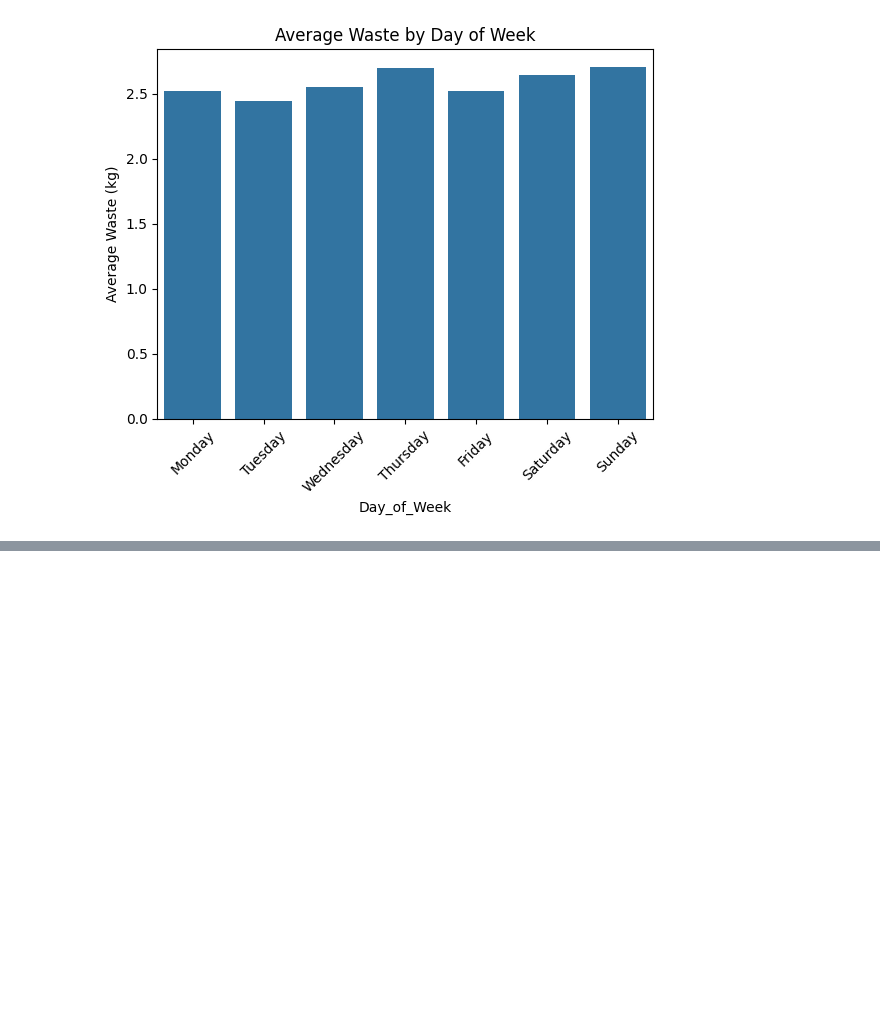
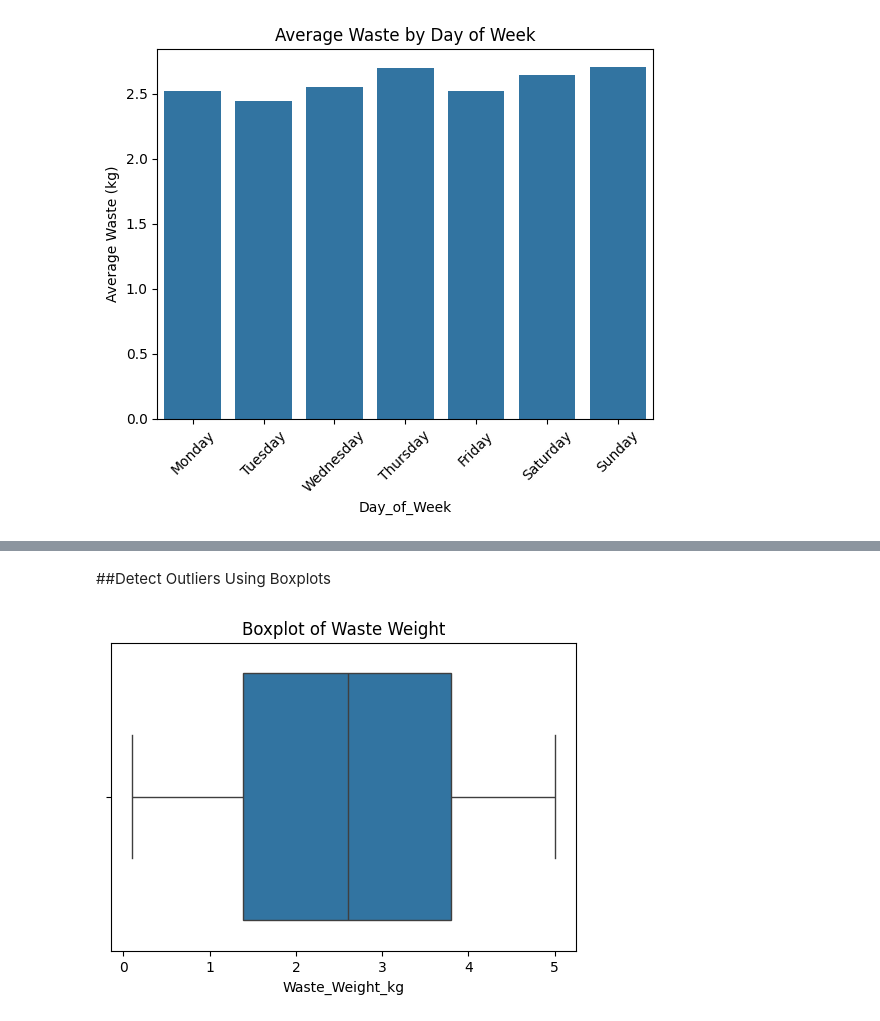
Before and after one commit to sasasaee/ml-project, a Jupyter notebook: canteen_data_analysis.ipynb, the cells around one changed output, grey strips where cells are left out. Saved outputs shown, nothing was run; the diff lists cells and outputs as text; code cells hidden in the pictures; blank space fills up the shorter version.

```diff
--- a/canteen_data_analysis.ipynb
+++ b/canteen_data_analysis.ipynb
@@ -330,0 +338,10 @@ plt.show()
+# %%
+categorical_cols = [
+    "Meal",
+    "Food_Category",
+    "Canteen_Section"
+]
+
+for col in categorical_cols:
+    print(f"\n{col}")
+    print(df[col].unique())
@@ -330,0 +359,3 @@ plt.show()
+# %%
+for col in categorical_cols:
+    df[col] = df[col].str.strip().str.title()
@@ -330,0 +391,12 @@ plt.show()
+# %% [markdown]
+##Detect Outliers Using Boxplots
+# %%
+plt.figure(figsize=(6,4))
+
+sns.boxplot(x=df["Waste_Weight_kg"])
+
+plt.title("Boxplot of Waste Weight")
+
+plt.show()
+# %% [output]
+[figure, added]
```
Also changed, not shown: parts of 26 cells of this notebook.
